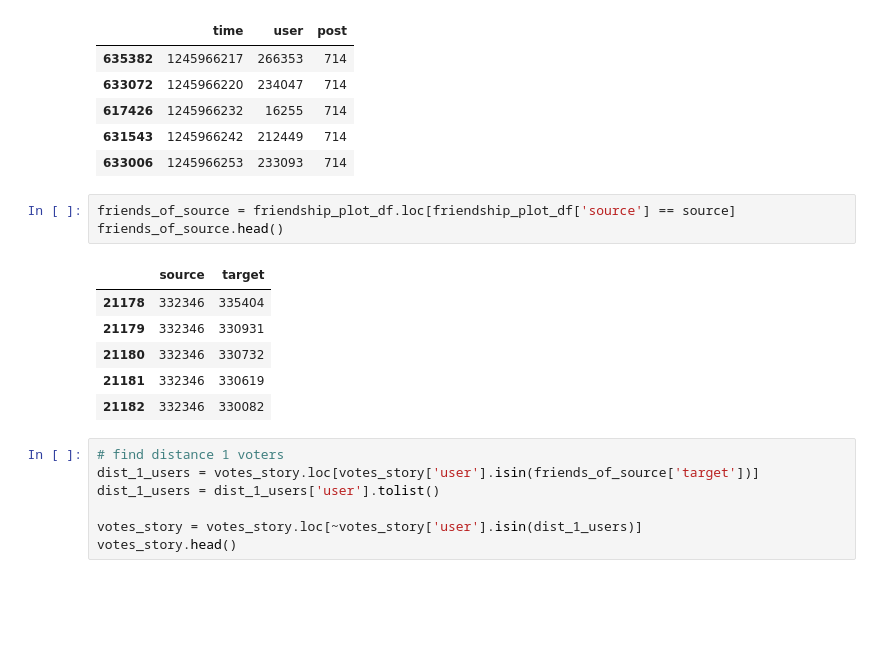
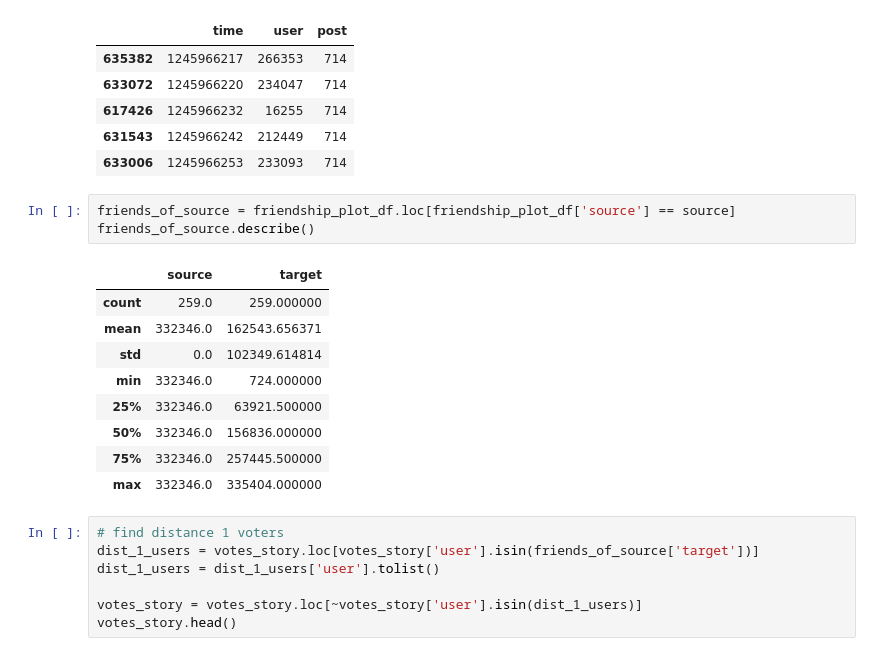
Before and after one commit to peterhuson/information-diffusion, a Jupyter notebook: Exploratory Plots & Distance Calculations.ipynb, the cells around one changed output. Drawn from its saved outputs; the diff is of its cells as text; blank space fills up the shorter version.

```diff
--- a/Exploratory Plots & Distance Calculations.ipynb
+++ b/Exploratory Plots & Distance Calculations.ipynb
@@ -229,14 +242,17 @@ votes_story.head()
 | 633006 | 1245966253 | 233093 | 714 |
 # %%
 friends_of_source = friendship_plot_df.loc[friendship_plot_df['source'] == source]
-friends_of_source.head()
+friends_of_source.describe()
 # %% [output]
 |  | source | target |
-| 21178 | 332346 | 335404 |
-| 21179 | 332346 | 330931 |
-| 21180 | 332346 | 330732 |
-| 21181 | 332346 | 330619 |
-| 21182 | 332346 | 330082 |
+| count | 259.0 | 259.000000 |
+| mean | 332346.0 | 162543.656371 |
+| std | 0.0 | 102349.614814 |
+| min | 332346.0 | 724.000000 |
+| 25% | 332346.0 | 63921.500000 |
+| 50% | 332346.0 | 156836.000000 |
+| 75% | 332346.0 | 257445.500000 |
+| max | 332346.0 | 335404.000000 |
 # %%
 # find distance 1 voters
 dist_1_users = votes_story.loc[votes_story['user'].isin(friends_of_source['target'])]
```
Also changed, not shown: parts of 21 cells of this notebook.
